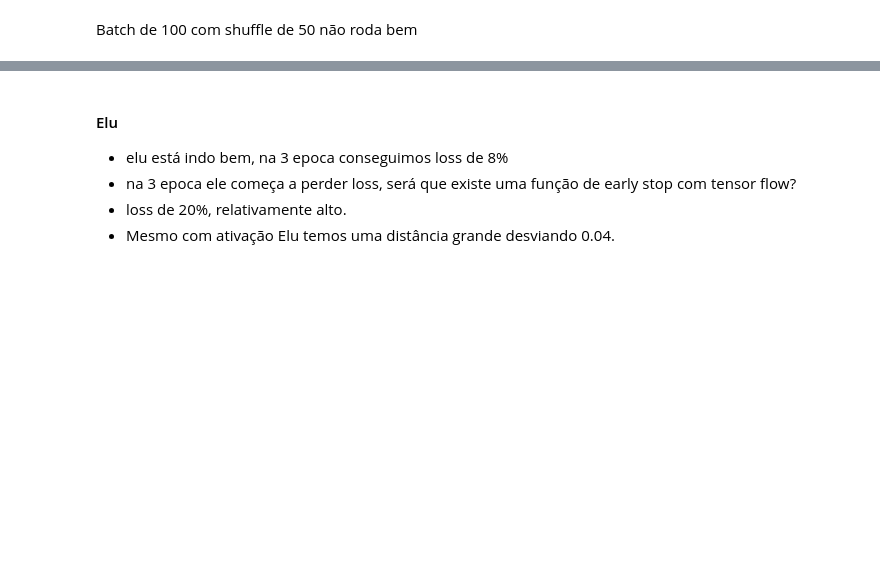
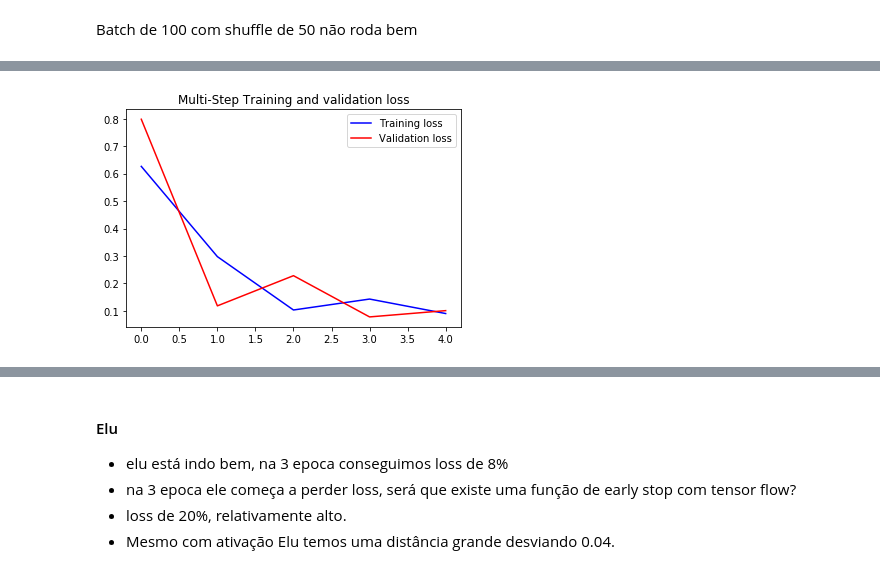
Before and after one commit to leandro-sartini/sudden_death_tcc, a Jupyter notebook: notebooks/exploration/Parabola - 100K - RNN Exploration.ipynb, the cells around one changed output, grey strips where cells are left out. Saved outputs shown, nothing was run; the diff lists cells and outputs as text; code cells hidden in the pictures; blank space fills up the shorter version.

```diff
--- a/notebooks/exploration/Parabola - 100K - RNN Exploration.ipynb
+++ b/notebooks/exploration/Parabola - 100K - RNN Exploration.ipynb
@@ -182,10 +182,10 @@ x_val_uni, y_val_uni = univariate_data(uni_data, int(df.shape[0]*0.3), None,
 # Model testing
 # %%
 multi_step_model = tf.keras.models.Sequential()
-multi_step_model.add(tf.keras.layers.LSTM(16,
+multi_step_model.add(tf.keras.layers.LSTM(32,
                                           return_sequences=True,
                                           input_shape=x_train_uni.shape[-2:]))
-multi_step_model.add(tf.keras.layers.LSTM(16, activation='elu'))
+multi_step_model.add(tf.keras.layers.LSTM(16, activation='swish'))
 multi_step_model.add(tf.keras.layers.Dense(1))
 
 tf.keras.callbacks.EarlyStopping(
@@ -220,0 +227,4 @@ Epoch 5/5
+# %%
+plot_train_history(multi_step_history, 'Multi-Step Training and validation loss')
+# %% [output]
+[figure, added]
```
Also changed, not shown: parts of 31 cells of this notebook.
